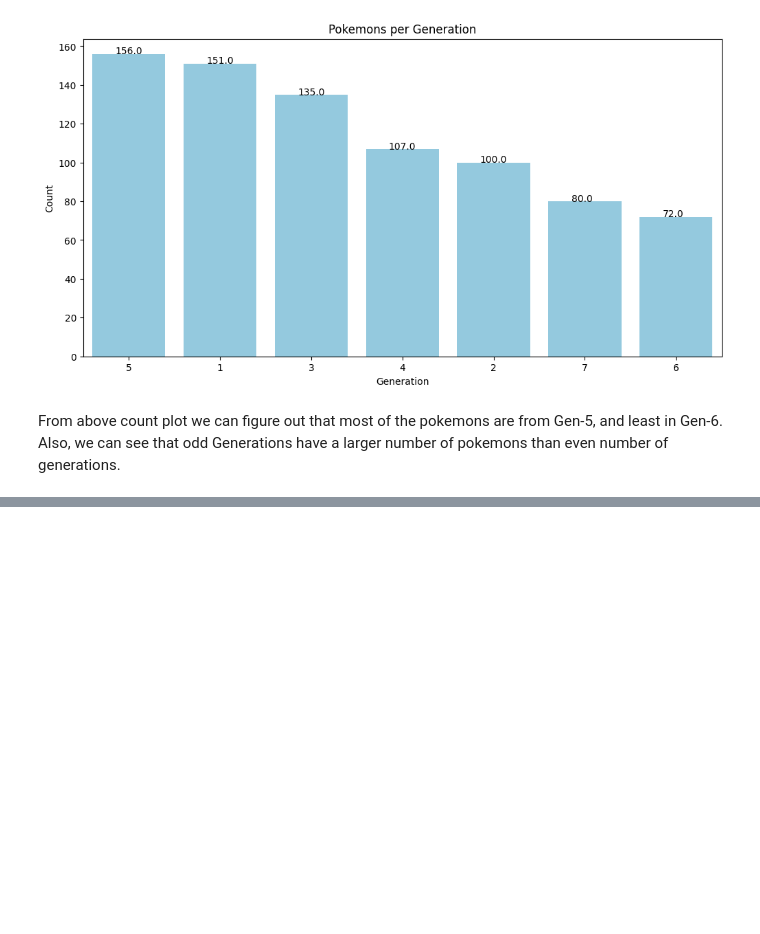
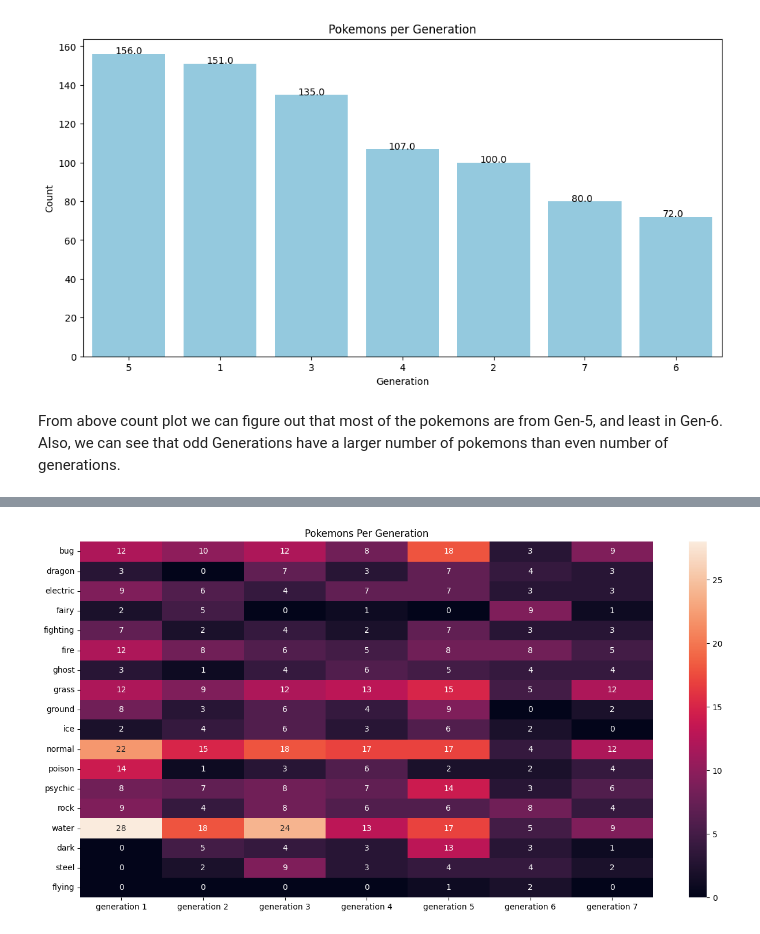
Before and after one commit to Zjm1900/data_mining, a Jupyter notebook: pokemon/pokemon.ipynb, the cells around one changed output, grey strips where cells are left out. Saved outputs shown, nothing was run; the diff lists cells and outputs as text; code cells hidden in the pictures; blank space fills up the shorter version.

Commit message:
finish pokemon

```diff
--- a/pokemon/pokemon.ipynb
+++ b/pokemon/pokemon.ipynb
@@ -325,0 +328,4 @@ From above count plot we can figure out that most of the pokemons are from Gen-5
+# %%
+primary_type_generation_group = data.groupby(['generation', 'primary_type'])['name'].count().to_frame().reset_index()
+primary_type_generation_group.rename(columns={'name' : 'type_count'}, inplace=True)
+primary_type_generation_group.head(114).T
@@ -325,0 +338,20 @@ From above count plot we can figure out that most of the pokemons are from Gen-5
+# %%
+primary_type_generation_dict  = {}
+for generation in list(primary_type_generation_group['generation'].unique()):
+    current_generation = []
+    for p_type in primary_type_generation_group['primary_type'].unique():
+        try:
+            current_generation.append(
+                primary_type_generation_group.loc[(primary_type_generation_group['generation']==generation)
+                                        & (primary_type_generation_group['primary_type'] == p_type)]['type_count'].values[0])
+        except IndexError:
+            current_generation.append(0)
+    primary_type_generation_dict[f'generation {generation}'] = current_generation
+
+p_type_by_generation = pd.DataFrame(primary_type_generation_dict, index= primary_type_generation_group['primary_type'].unique())
+# %%
+fig,axes = plt.subplots(figsize=(16,8))
+sns.heatmap(p_type_by_generation,annot=True).set_title('Pokemons Per Generation')
+plt.show()
+# %% [output]
+[figure, added]
```
Also changed, not shown: parts of 38 cells of this notebook.
